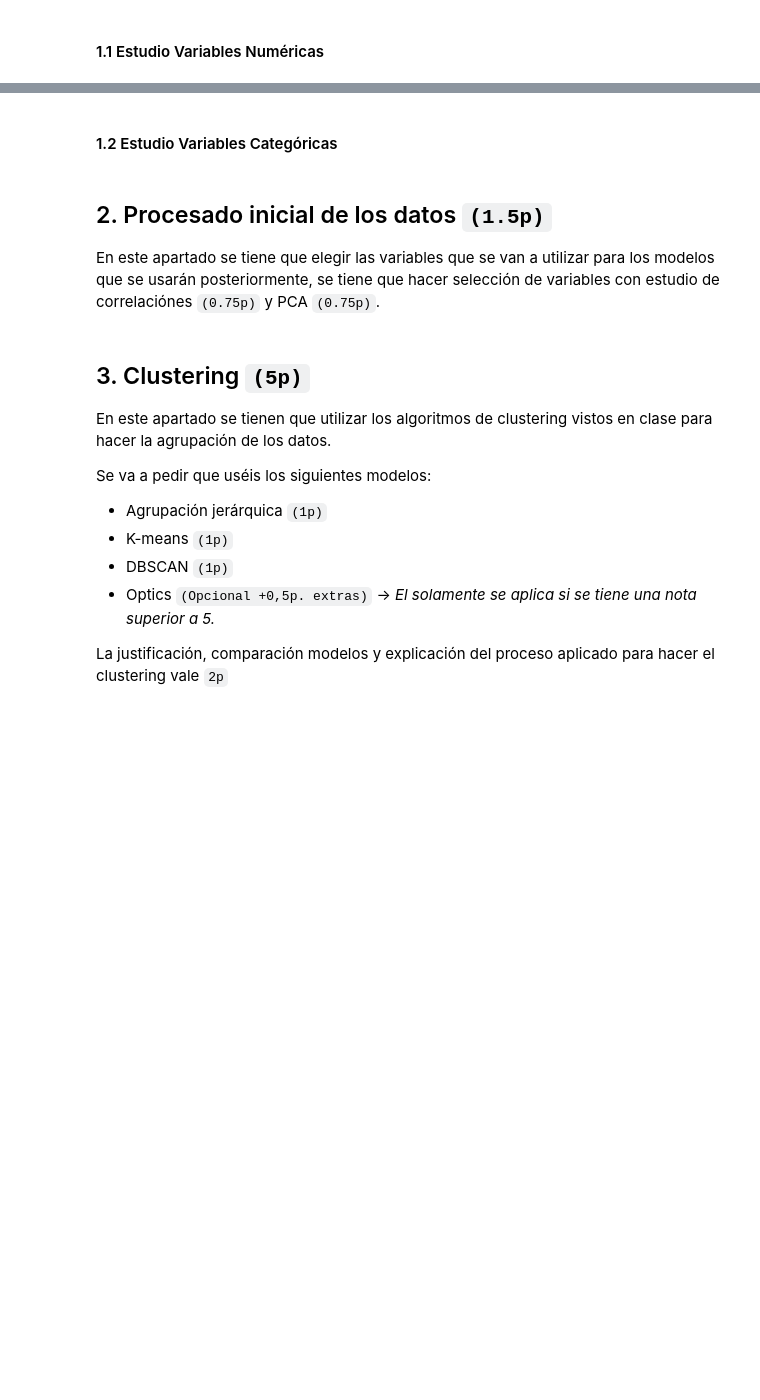
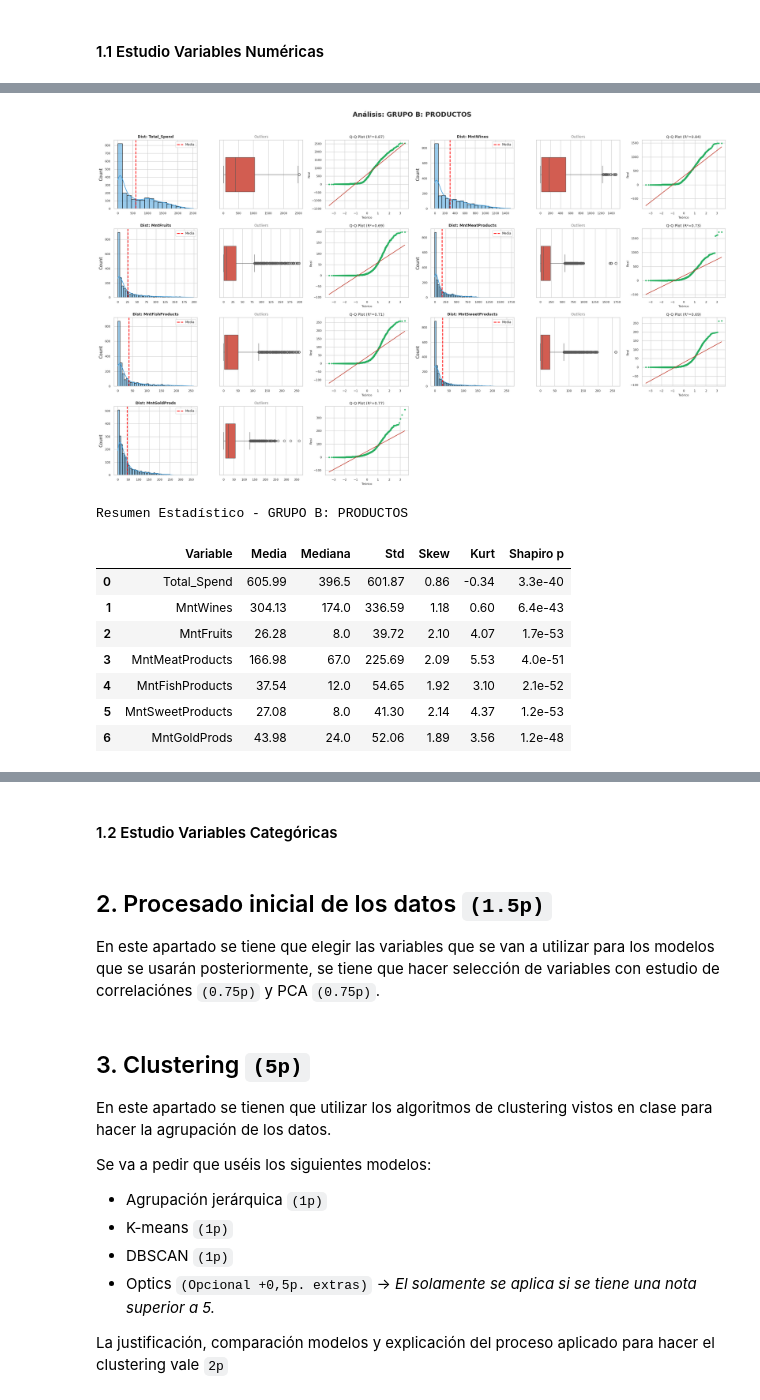
Before and after one commit to Gpascual11/MD005_SBC, a Jupyter notebook: 1. Clustering/MD005_E1_Gerard_Pascual.ipynb, the cells around one changed output, grey strips where cells are left out. Saved outputs shown, nothing was run; the diff lists cells and outputs as text; code cells hidden in the pictures; blank space fills up the shorter version.

```diff
--- a/1. Clustering/MD005_E1_Gerard_Pascual.ipynb
+++ b/1. Clustering/MD005_E1_Gerard_Pascual.ipynb
@@ -434,0 +493,13 @@ Tras la limpieza de datos y la generación de los gráficos y tests estadístico
+# %%
+analizar_grupo("GRUPO B: PRODUCTOS", vars_num_productos, df_clean)
+# %% [output]
+[figure, added]
+Resumen Estadístico - GRUPO B: PRODUCTOS
+|  | Variable | Media | Mediana | Std | Skew | Kurt | Shapiro p |
+| 0 | Total_Spend | 605.99 | 396.5 | 601.87 | 0.86 | -0.34 | 3.3e-40 |
+| 1 | MntWines | 304.13 | 174.0 | 336.59 | 1.18 | 0.60 | 6.4e-43 |
+| 2 | MntFruits | 26.28 | 8.0 | 39.72 | 2.10 | 4.07 | 1.7e-53 |
+| 3 | MntMeatProducts | 166.98 | 67.0 | 225.69 | 2.09 | 5.53 | 4.0e-51 |
+| 4 | MntFishProducts | 37.54 | 12.0 | 54.65 | 1.92 | 3.10 | 2.1e-52 |
+| 5 | MntSweetProducts | 27.08 | 8.0 | 41.30 | 2.14 | 4.37 | 1.2e-53 |
+| 6 | MntGoldProds | 43.98 | 24.0 | 52.06 | 1.89 | 3.56 | 1.2e-48 |
```
Also changed, not shown: parts of 29 cells of this notebook.
